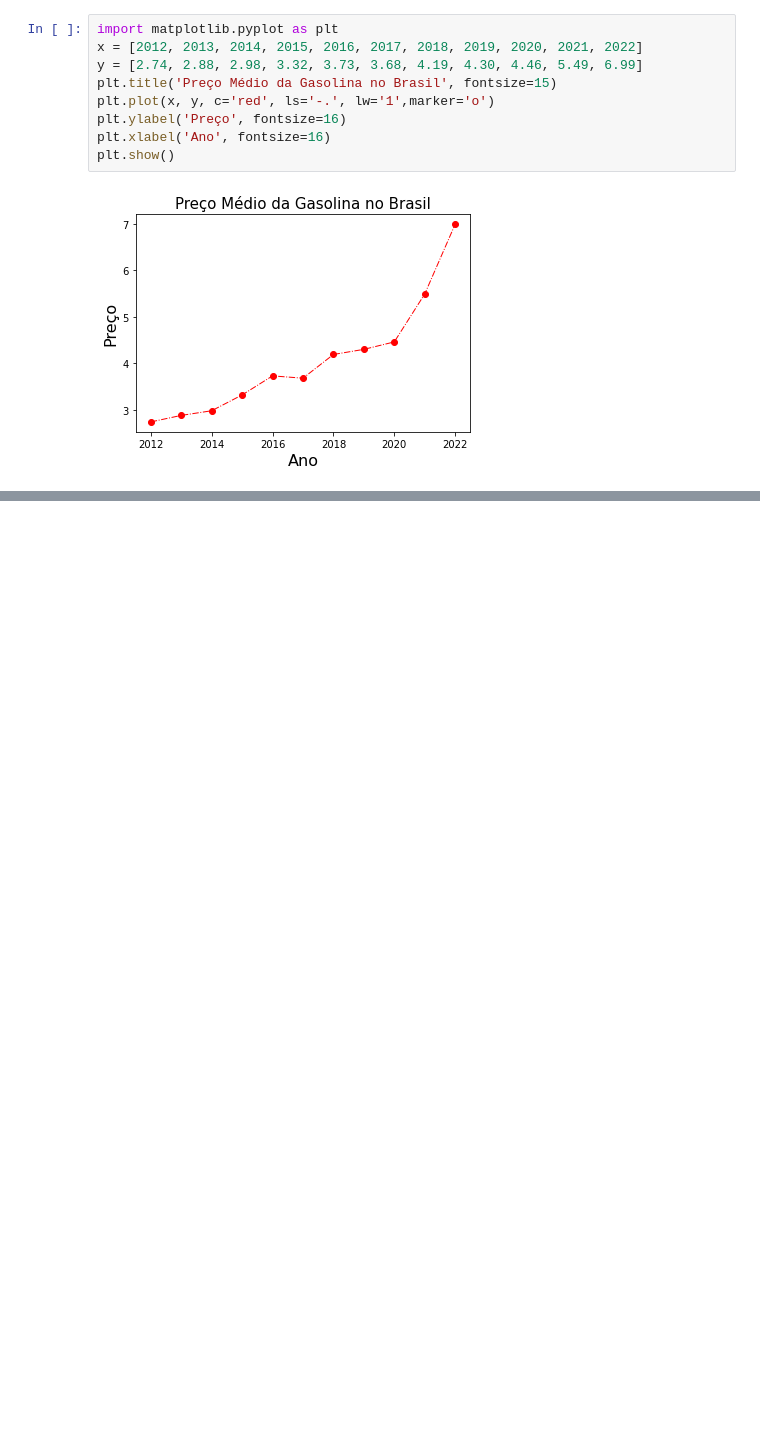
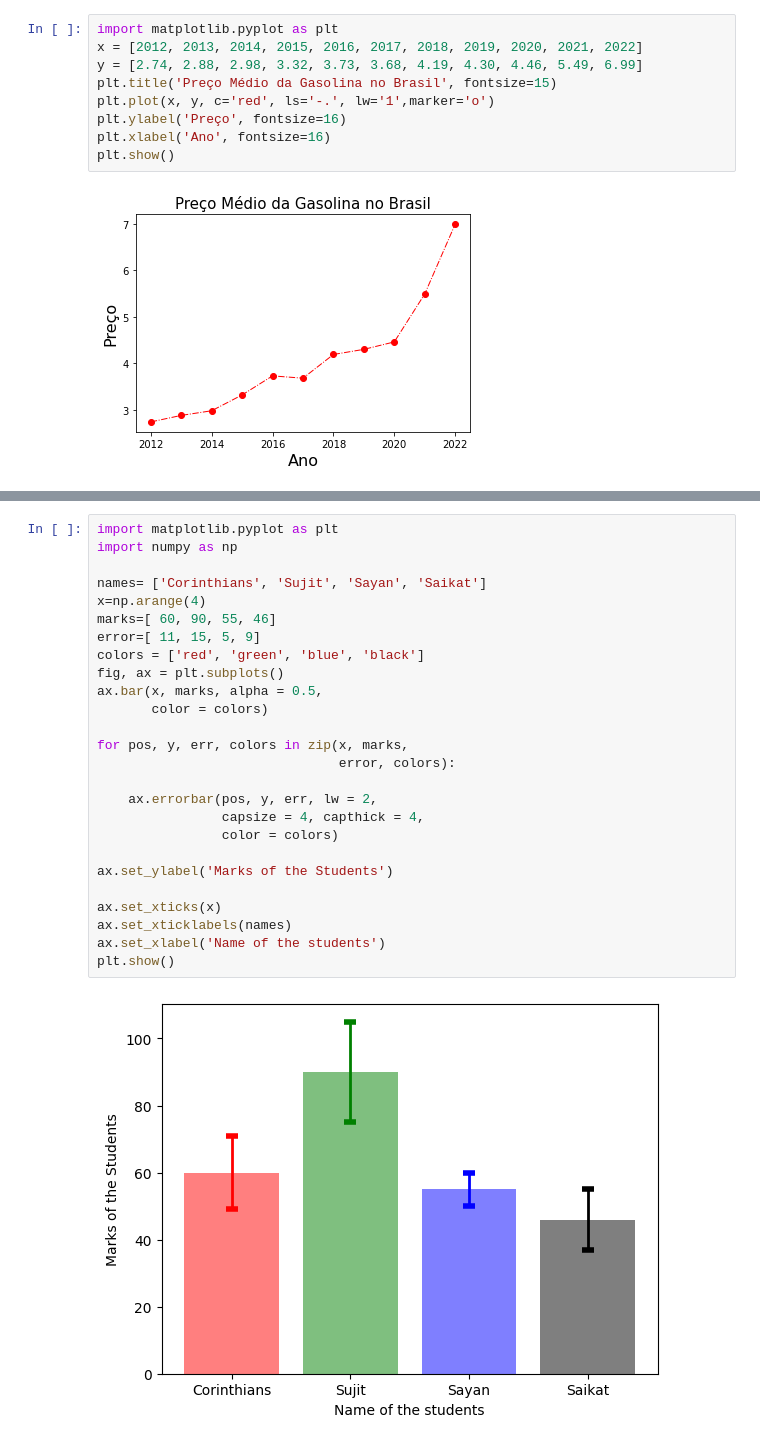
Before and after one commit to SperandioR/SperandioR, a Jupyter notebook: SI Python/projeto_octa.ipynb, the cells around one changed output, grey strips where cells are left out. Cells and saved outputs as stored; diff of their text form; blank space fills up the shorter version.

```diff
--- a/SI Python/projeto_octa.ipynb
+++ b/SI Python/projeto_octa.ipynb
@@ -11,0 +35,28 @@ plt.show()
+# %%
+import matplotlib.pyplot as plt
+import numpy as np
+
+names= ['Corinthians', 'Sujit', 'Sayan', 'Saikat']
+x=np.arange(4)
+marks=[ 60, 90, 55, 46]
+error=[ 11, 15, 5, 9]
+colors = ['red', 'green', 'blue', 'black']
+fig, ax = plt.subplots()
+ax.bar(x, marks, alpha = 0.5,
+       color = colors)
+
+for pos, y, err, colors in zip(x, marks,
+                               error, colors):
+
+    ax.errorbar(pos, y, err, lw = 2,
+                capsize = 4, capthick = 4,
+                color = colors)
+
+ax.set_ylabel('Marks of the Students')
+
+ax.set_xticks(x)
+ax.set_xticklabels(names)
+ax.set_xlabel('Name of the students')
+plt.show()
+# %% [output]
+[figure, added]
```
Also changed, not shown: parts of 1 cell of this notebook.
